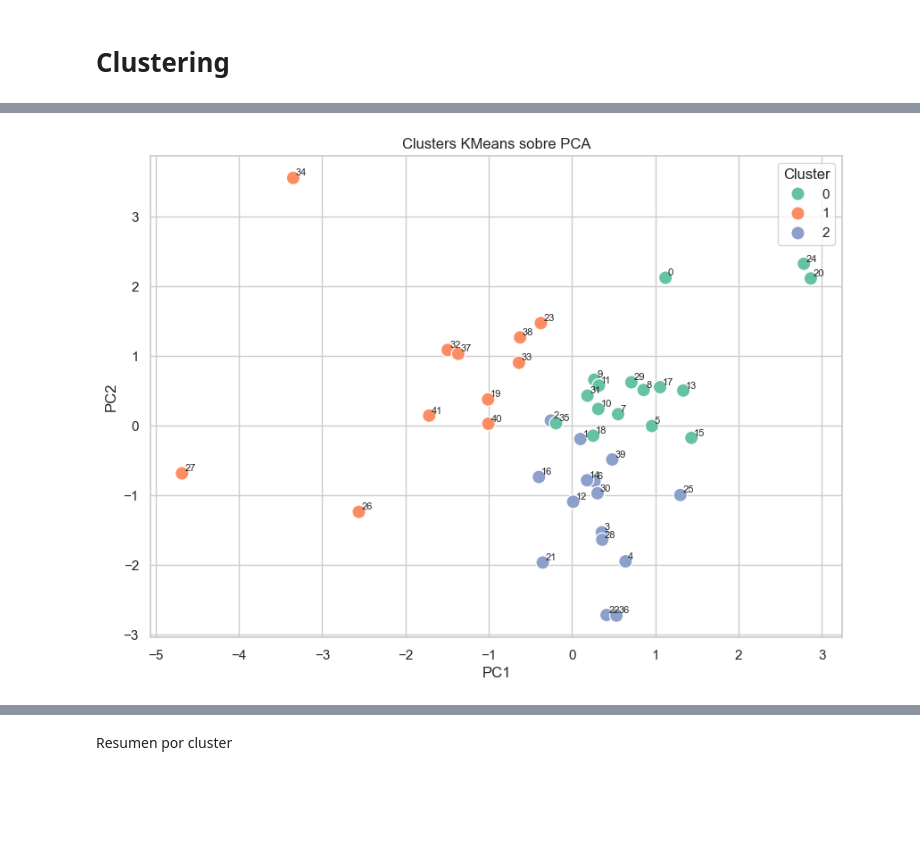
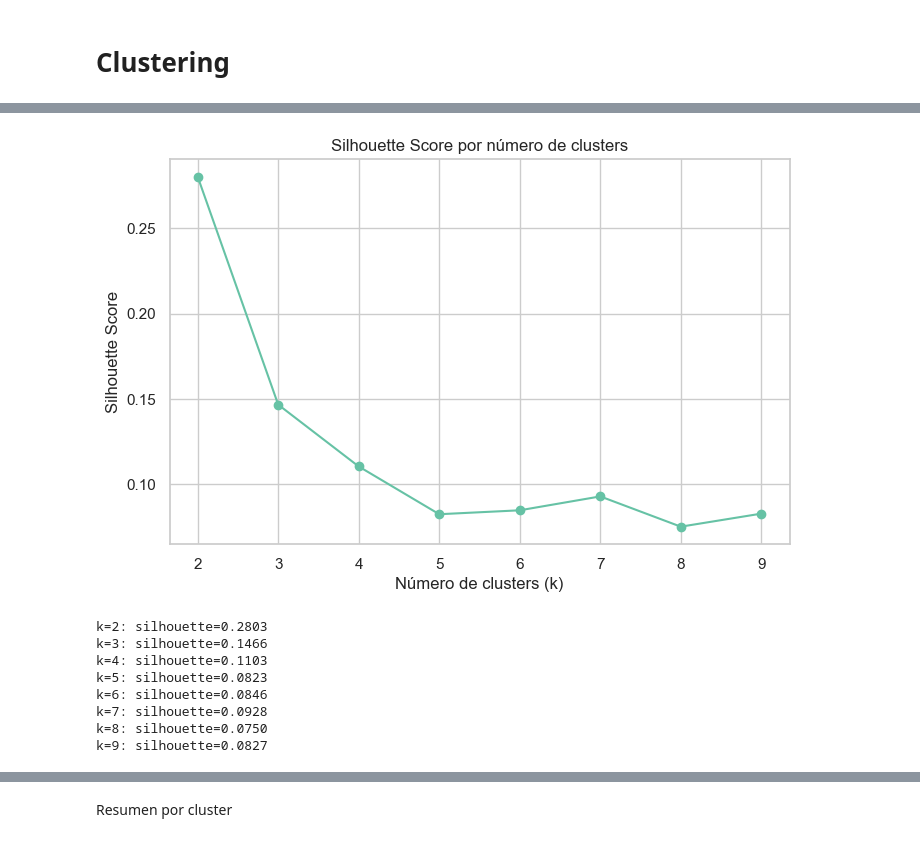
Before and after one commit to tonyfajardo1/ml-cooperativas-segmento1, a Jupyter notebook: notebooks/01_eda_y_clustering_extended.ipynb, the cells around one changed output, grey strips where cells are left out. Saved outputs shown, nothing was run; the diff lists cells and outputs as text; code cells hidden in the pictures; blank space fills up the shorter version.

Commit message:
implementacion de clusters, mejorars en el analisis

```diff
--- a/notebooks/01_eda_y_clustering_extended.ipynb
+++ b/notebooks/01_eda_y_clustering_extended.ipynb
@@ -398,8 +680,22 @@ K-means
 # %%
-k_optimo = 3   # (cuando ejecutes veremos cuál te da mejor resultado)
+# Metodo del codo
 
-kmeans = KMeans(n_clusters=k_optimo, random_state=42)
-df_pca["Cluster"] = kmeans.fit_predict(X_pca)
+from sklearn.cluster import KMeans
+import matplotlib.pyplot as plt
 
-df_pca.head()
+inertias = []
+K_range = range(2, 10)  # probar k de 2 a 9 (evita k=1 que rompe silhouette)
+
+for k in K_range:
+    model = KMeans(n_clusters=k, random_state=42)
+    model.fit(X_scaled)
+    inertias.append(model.inertia_)
+
+plt.figure(figsize=(8, 5))
+plt.plot(K_range, inertias, marker='o')
+plt.title("Método del Codo (Elbow Method)")
+plt.xlabel("Número de clusters (k)")
+plt.ylabel("Inercia (Sum of squared distances)")
+plt.grid(True)
+plt.show()
 # %% [output]
@@ -412,11 +703,31 @@ df_pca.head()
 # %%
-plt.figure(figsize=(10,7))
-sns.scatterplot(data=df_pca, x="PC1", y="PC2", hue="Cluster", palette="Set2", s=120)
+# metodo sikhoutte score
 
-for i in df_pca.index:
-    plt.text(df_pca.PC1[i]+0.03, df_pca.PC2[i]+0.03, str(i), fontsize=8)
+sil_scores = []
 
-plt.title("Clusters KMeans sobre PCA")
+for k in K_range:
+    model = KMeans(n_clusters=k, random_state=42)
+    labels = model.fit_predict(X_scaled)
+    sil = silhouette_score(X_scaled, labels)
+    sil_scores.append(sil)
+
+plt.figure(figsize=(8, 5))
+plt.plot(K_range, sil_scores, marker='o')
+plt.title("Silhouette Score por número de clusters")
+plt.xlabel("Número de clusters (k)")
+plt.ylabel("Silhouette Score")
+plt.grid(True)
 plt.show()
+
+for k, sil in zip(K_range, sil_scores):
+    print(f"k={k}: silhouette={sil:.4f}")
 # %% [output]
-[figure, old version]
+[figure, new version]
+k=2: silhouette=0.2803
+k=3: silhouette=0.1466
+k=4: silhouette=0.1103
+k=5: silhouette=0.0823
+k=6: silhouette=0.0846
+k=7: silhouette=0.0928
+k=8: silhouette=0.0750
+k=9: silhouette=0.0827
```
Also changed, not shown: parts of 29 cells of this notebook.
